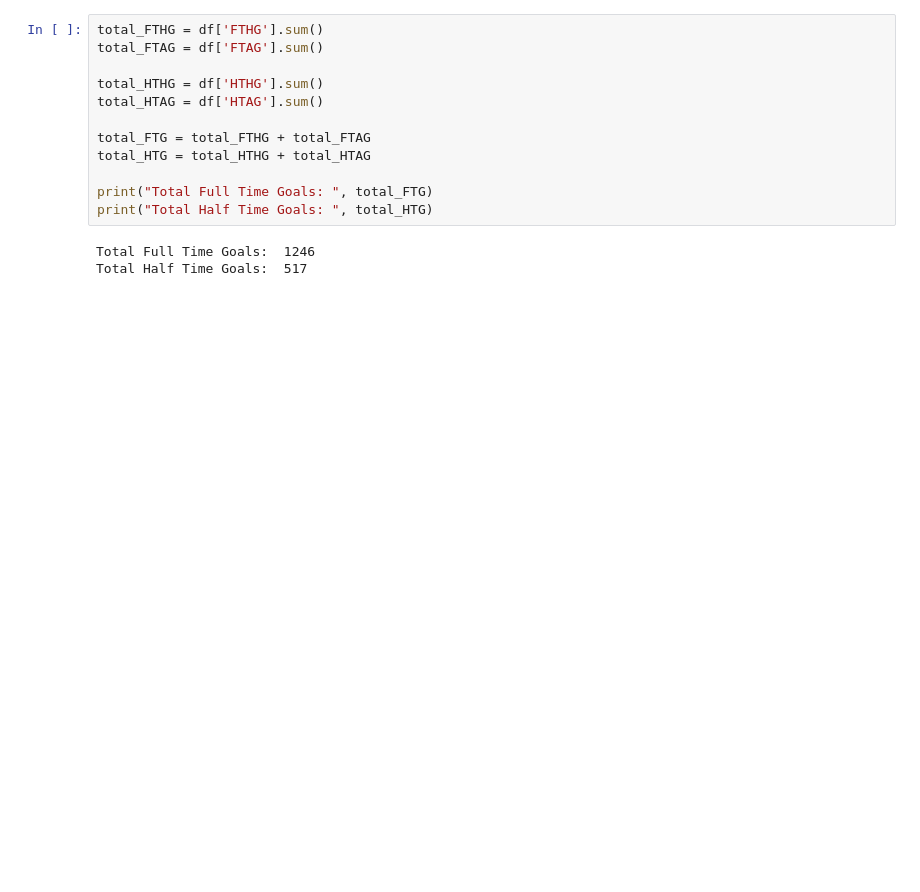
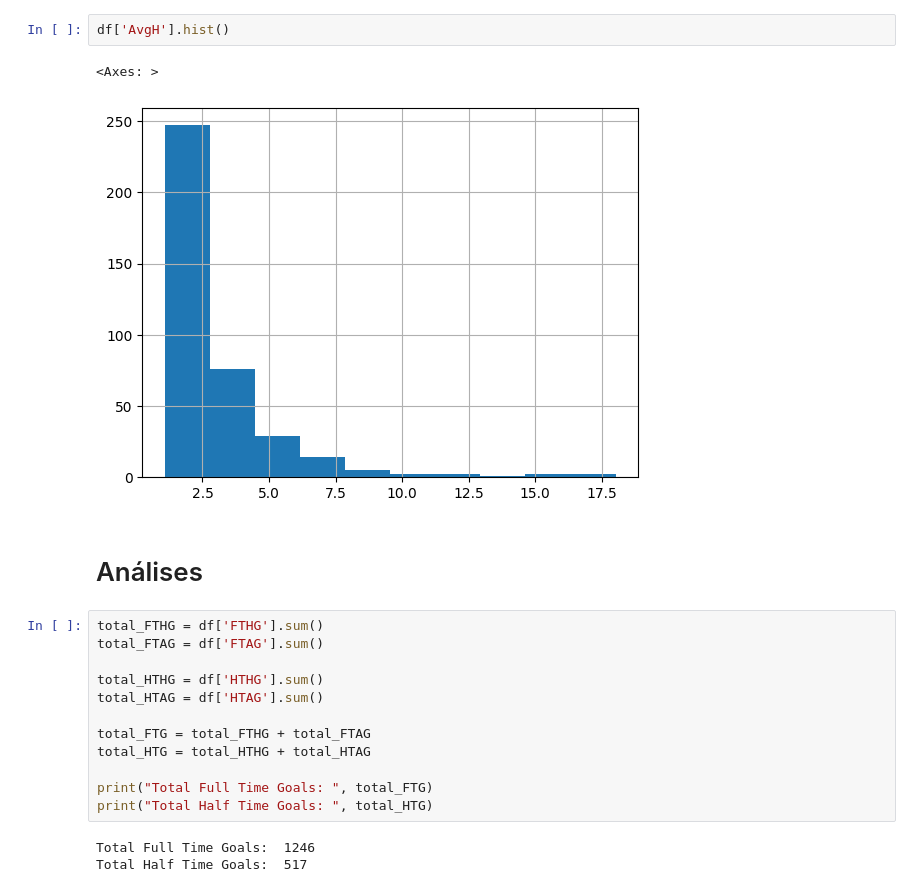
Before and after one commit to henriquecmelo1/Projeto-Data-Science, a Jupyter notebook: ds.ipynb, the cells around one changed output. Drawn from its saved outputs; the diff is of its cells as text; blank space fills up the shorter version.

```diff
--- a/ds.ipynb
+++ b/ds.ipynb
@@ -70,3 +120,10 @@ Length: 106, dtype: bool
+# %%
+df['AvgH'].hist()
+# %% [output]
+<Axes: >
+[figure, added]
+# %% [markdown]
+# Análises
 # %%
 total_FTHG = df['FTHG'].sum()
 total_FTAG = df['FTAG'].sum()
```
Also changed, not shown: parts of 23 cells of this notebook.
